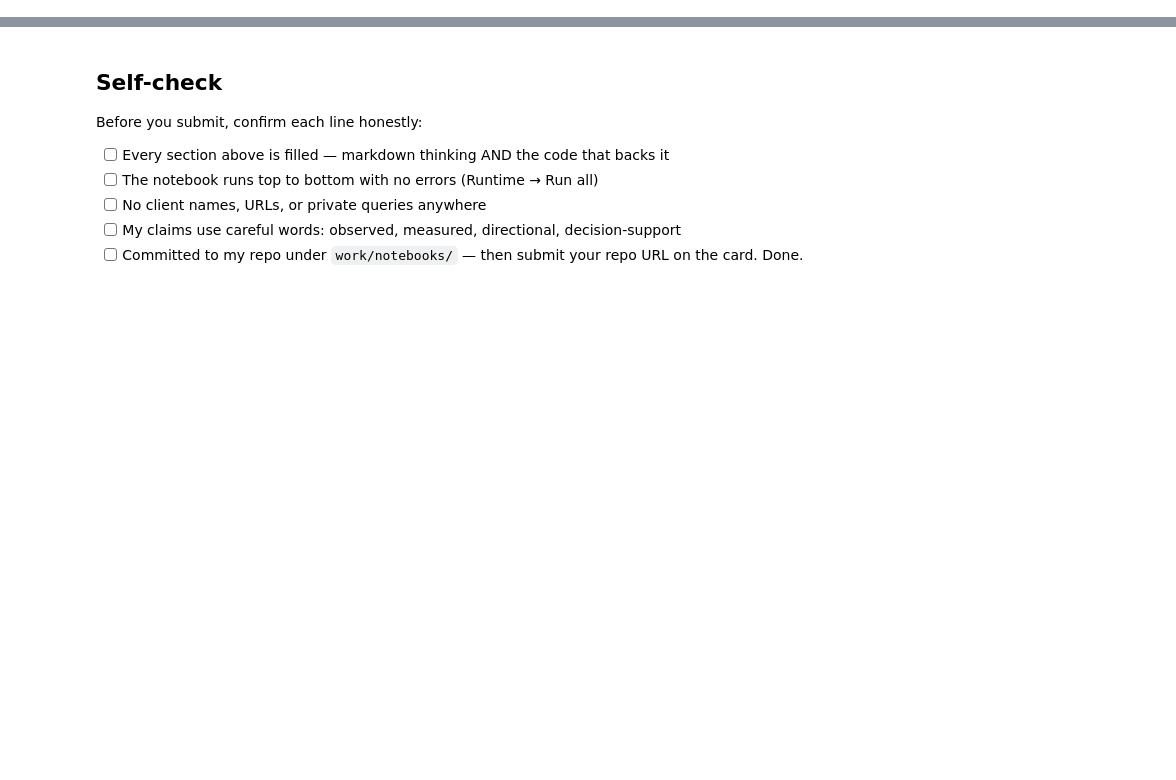
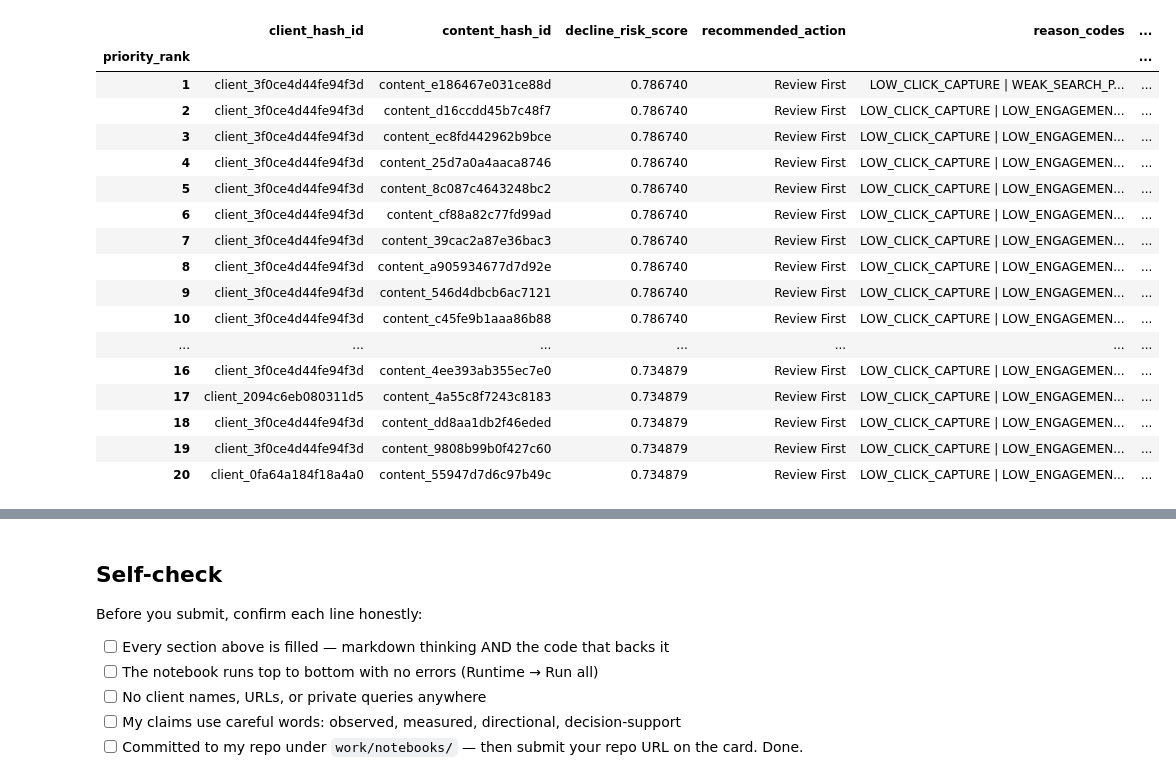
Before and after one commit to pakizahassan/flyrank-ml-internship, a Jupyter notebook: work/notebooks/w07_action_playbook.ipynb, the cells around one changed output, grey strips where cells are left out. Saved outputs shown, nothing was run; the diff lists cells and outputs as text; code cells hidden in the pictures; blank space fills up the shorter version.

Commit message:
Complete Week 7 content action playbook

```diff
--- a/work/notebooks/w07_action_playbook.ipynb
+++ b/work/notebooks/w07_action_playbook.ipynb
@@ -43,0 +326,45 @@ This skeleton is yours to fill. Work the sections **in order** — each one has
+# %%
+ranked_queue = (
+    test_df[
+        [
+            "client_hash_id",
+            "content_hash_id",
+            "decline_risk_score",
+            "recommended_action",
+            "reason_codes",
+            "past_daily_impressions",
+            "past_ctr",
+            "past_avg_position",
+            "past_engagement_rate"
+        ]
+    ]
+    .sort_values(
+        "decline_risk_score",
+        ascending=False
+    )
+    .reset_index(drop=True)
+)
+
+ranked_queue.index = ranked_queue.index + 1
+ranked_queue.index.name = "priority_rank"
+
+display(ranked_queue.head(20))
+# %% [output]
+|  | client_hash_id | content_hash_id | decline_risk_score | recommended_action | reason_codes | ... |
+| priority_rank |  |  |  |  |  | ... |
+| 1 | client_3f0ce4d44fe94f3d | content_e186467e031ce88d | 0.786740 | Review First | LOW_CLICK_CAPTURE | WEAK_SEARCH_P... | ... |
+| 2 | client_3f0ce4d44fe94f3d | content_d16ccdd45b7c48f7 | 0.786740 | Review First | LOW_CLICK_CAPTURE | LOW_ENGAGEMEN... | ... |
+| 3 | client_3f0ce4d44fe94f3d | content_ec8fd442962b9bce | 0.786740 | Review First | LOW_CLICK_CAPTURE | LOW_ENGAGEMEN... | ... |
+| 4 | client_3f0ce4d44fe94f3d | content_25d7a0a4aaca8746 | 0.786740 | Review First | LOW_CLICK_CAPTURE | LOW_ENGAGEMEN... | ... |
+| 5 | client_3f0ce4d44fe94f3d | content_8c087c4643248bc2 | 0.786740 | Review First | LOW_CLICK_CAPTURE | LOW_ENGAGEMEN... | ... |
+| 6 | client_3f0ce4d44fe94f3d | content_cf88a82c77fd99ad | 0.786740 | Review First | LOW_CLICK_CAPTURE | LOW_ENGAGEMEN... | ... |
+| 7 | client_3f0ce4d44fe94f3d | content_39cac2a87e36bac3 | 0.786740 | Review First | LOW_CLICK_CAPTURE | LOW_ENGAGEMEN... | ... |
+| 8 | client_3f0ce4d44fe94f3d | content_a905934677d7d92e | 0.786740 | Review First | LOW_CLICK_CAPTURE | LOW_ENGAGEMEN... | ... |
+| 9 | client_3f0ce4d44fe94f3d | content_546d4dbcb6ac7121 | 0.786740 | Review First | LOW_CLICK_CAPTURE | LOW_ENGAGEMEN... | ... |
+| 10 | client_3f0ce4d44fe94f3d | content_c45fe9b1aaa86b88 | 0.786740 | Review First | LOW_CLICK_CAPTURE | LOW_ENGAGEMEN... | ... |
+| ... | ... | ... | ... | ... | ... | ... |
+| 16 | client_3f0ce4d44fe94f3d | content_4ee393ab355ec7e0 | 0.734879 | Review First | LOW_CLICK_CAPTURE | LOW_ENGAGEMEN... | ... |
+| 17 | client_2094c6eb080311d5 | content_4a55c8f7243c8183 | 0.734879 | Review First | LOW_CLICK_CAPTURE | LOW_ENGAGEMEN... | ... |
+| 18 | client_3f0ce4d44fe94f3d | content_dd8aa1db2f46eded | 0.734879 | Review First | LOW_CLICK_CAPTURE | LOW_ENGAGEMEN... | ... |
+| 19 | client_3f0ce4d44fe94f3d | content_9808b99b0f427c60 | 0.734879 | Review First | LOW_CLICK_CAPTURE | LOW_ENGAGEMEN... | ... |
+| 20 | client_0fa64a184f18a4a0 | content_55947d7d6c97b49c | 0.734879 | Review First | LOW_CLICK_CAPTURE | LOW_ENGAGEMEN... | ... |
```
Also changed, not shown: parts of 30 cells of this notebook.
